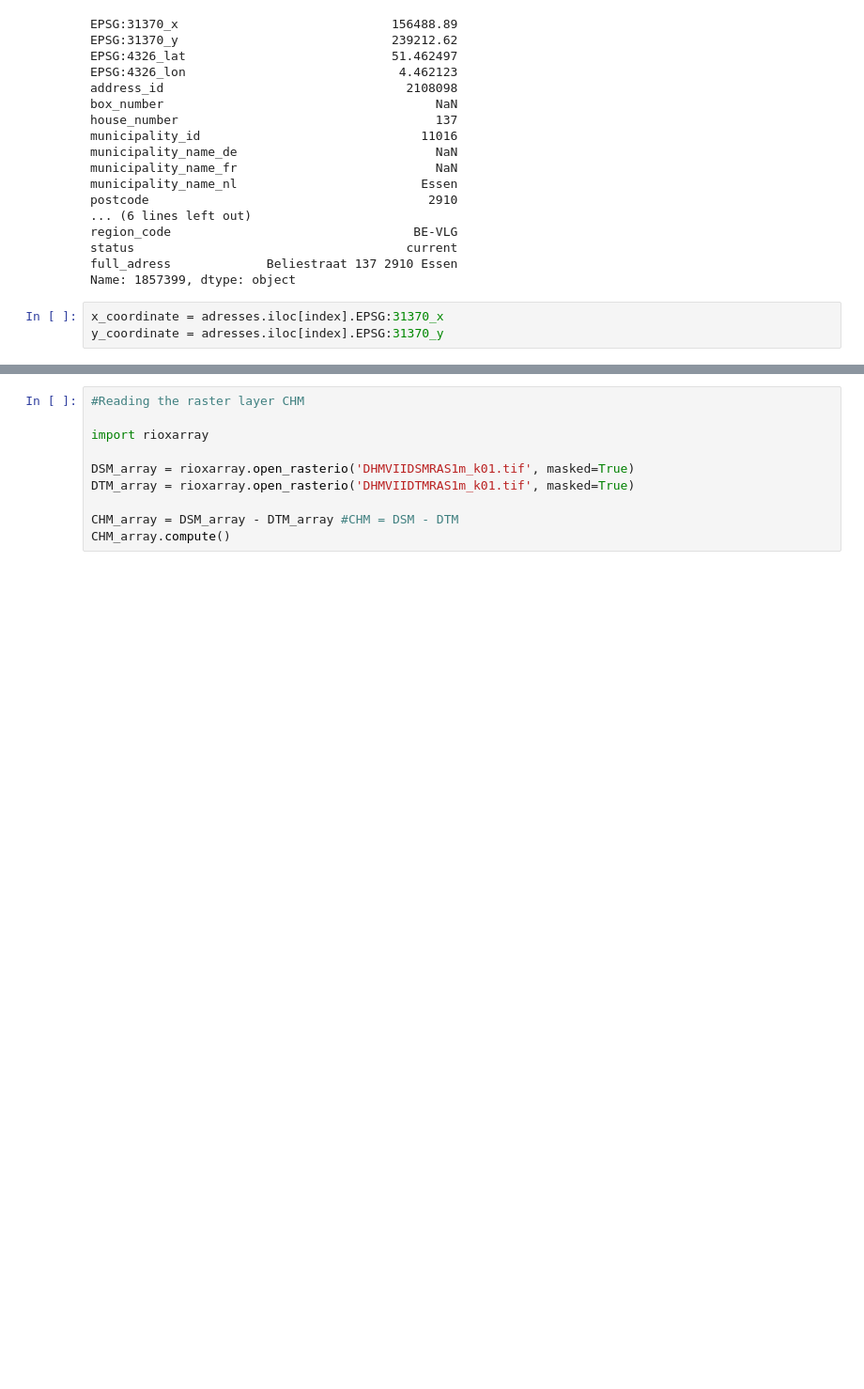
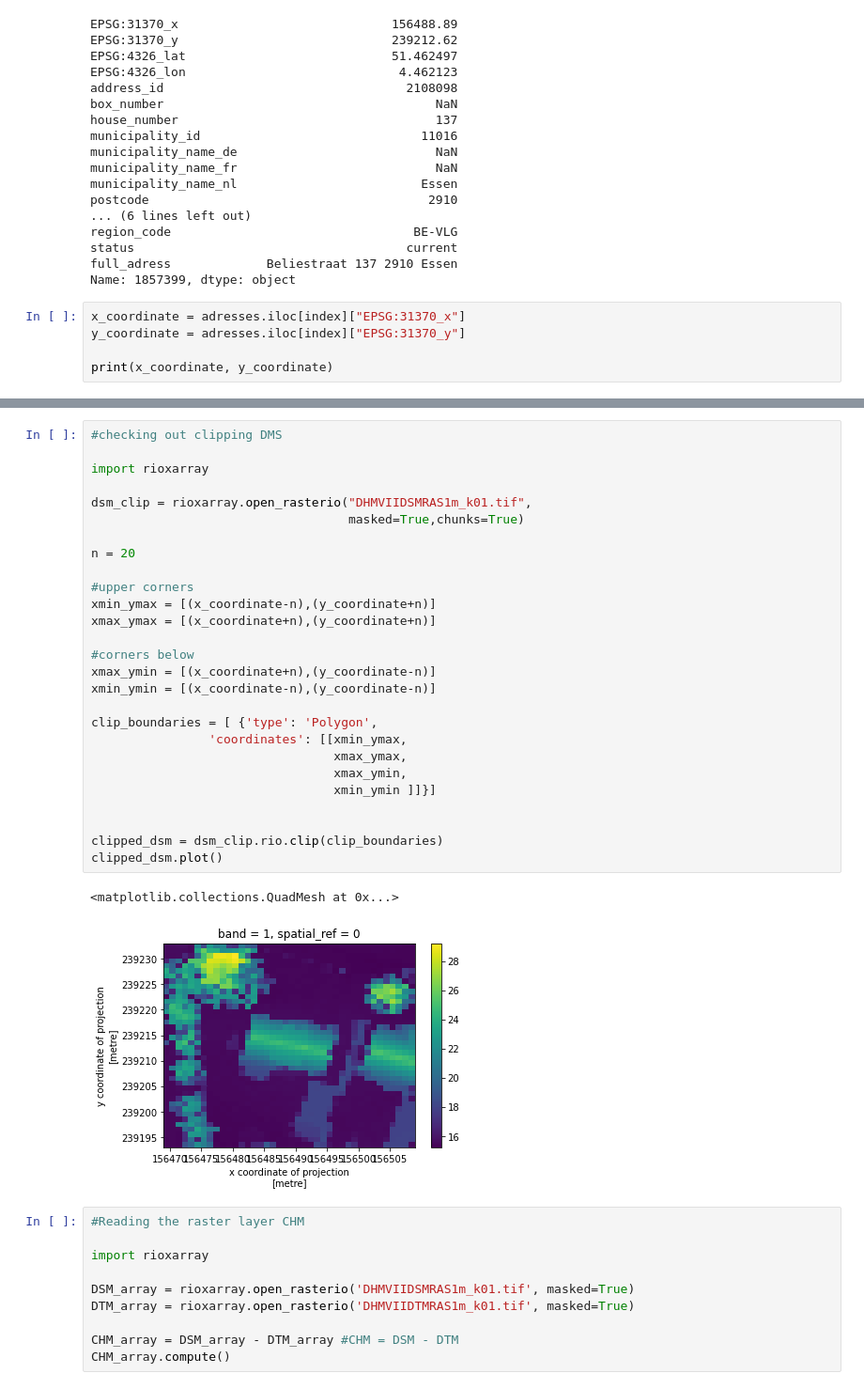
Before and after one commit to Joren-Vervoort/3D-House-Project, a Jupyter notebook: Testing.ipynb, the cells around one changed output, grey strips where cells are left out. Shown at 94% size. Drawn from its saved outputs; the diff is of its cells as text; blank space fills up the shorter version.

Commit message:
Succesfully clipped a DSM

```diff
--- a/Testing.ipynb
+++ b/Testing.ipynb
@@ -176,5 +178,7 @@ status                                     current
 full_adress             Beliestraat 137 2910 Essen
 Name: 1857399, dtype: object
 # %%
-x_coordinate = adresses.iloc[index].EPSG:31370_x
-y_coordinate = adresses.iloc[index].EPSG:31370_y
+x_coordinate = adresses.iloc[index]["EPSG:31370_x"]
+y_coordinate = adresses.iloc[index]["EPSG:31370_y"]
+
+print(x_coordinate, y_coordinate)
@@ -181,3 +219,33 @@ y_coordinate = adresses.iloc[index].EPSG:31370_y
+# %%
+#checking out clipping DMS
+
+import rioxarray
+
+dsm_clip = rioxarray.open_rasterio("DHMVIIDSMRAS1m_k01.tif",
+                                   masked=True,chunks=True)
+
+n = 20
+
+#upper corners
+xmin_ymax = [(x_coordinate-n),(y_coordinate+n)]
+xmax_ymax = [(x_coordinate+n),(y_coordinate+n)]
+
+#corners below
+xmax_ymin = [(x_coordinate+n),(y_coordinate-n)]
+xmin_ymin = [(x_coordinate-n),(y_coordinate-n)]
+
+clip_boundaries = [ {'type': 'Polygon',
+                'coordinates': [[xmin_ymax,
+                                 xmax_ymax,
+                                 xmax_ymin,
+                                 xmin_ymin ]]}]
+
+
+clipped_dsm = dsm_clip.rio.clip(clip_boundaries)
+clipped_dsm.plot()
+# %% [output]
+<matplotlib.collections.QuadMesh at 0x...>
+[figure, added]
 # %%
 #Reading the raster layer CHM
 
```
Also changed, not shown: parts of 5 cells of this notebook.
